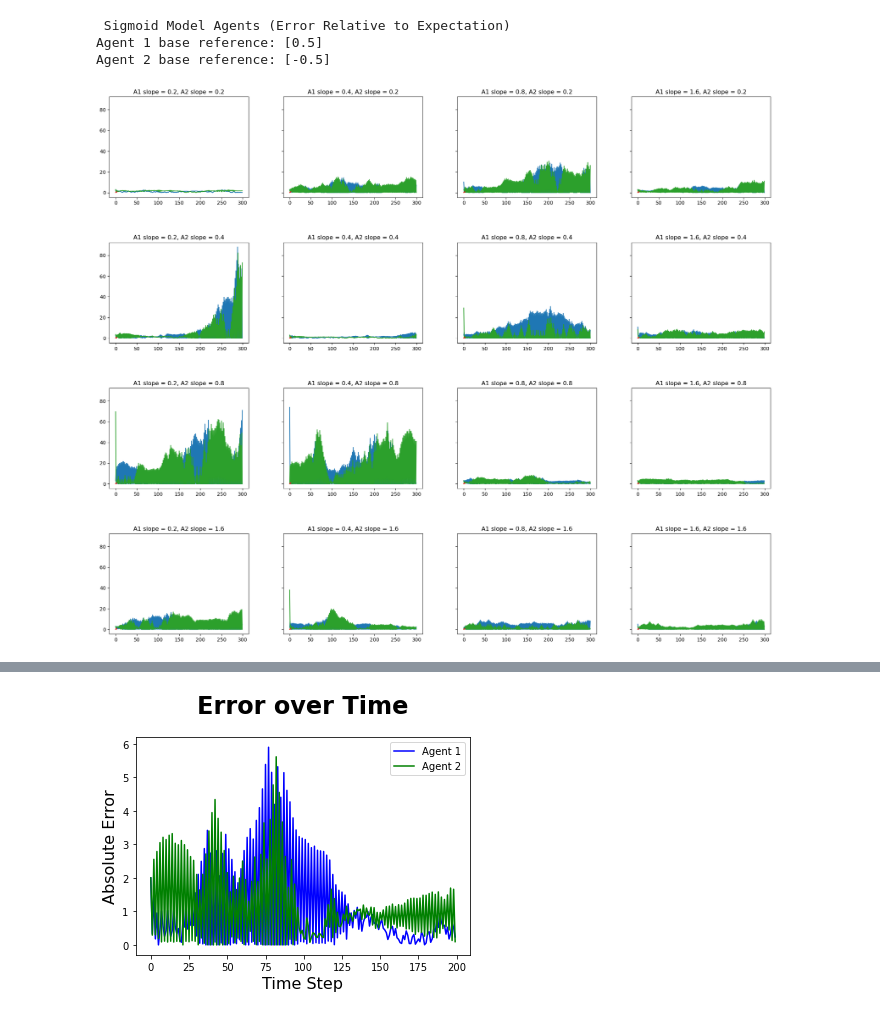
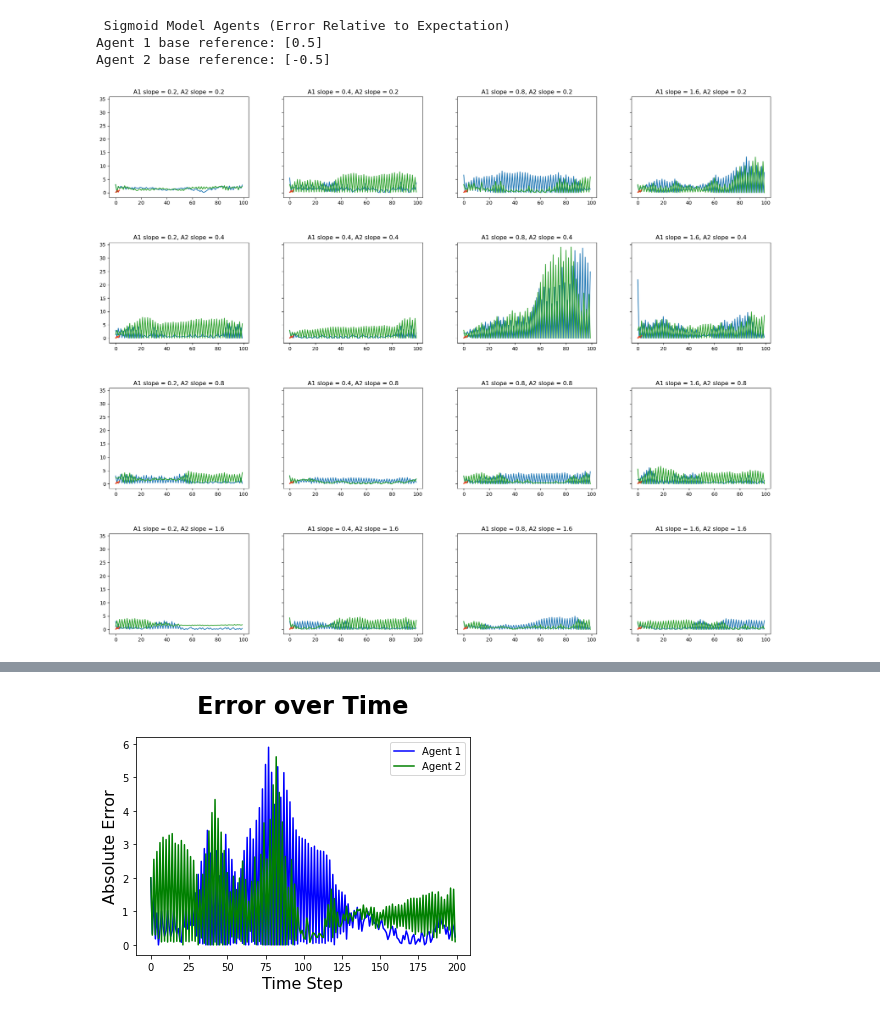
Before and after one commit to jprod/Control, a Jupyter notebook: two_ref_update_sigmoid.ipynb, the cells around one changed output, grey strips where cells are left out. Cells and saved outputs as stored; diff of their text form; code cells hidden in the pictures.

```diff
--- a/two_ref_update_sigmoid.ipynb
+++ b/two_ref_update_sigmoid.ipynb
@@ -189,7 +189,7 @@ agent216 = Control_node(sensor=sense, comparator=compare, control_update=control
 controller = control, internal_model=imc, internal_model_update=imc_update, behavioral_model=B2,
 system_estimate=A2, reference=R2, init_behavior=behav_2)
 # %%
-np.random.seed(11)
+np.random.seed(181)
 w = 6; h = 5
 ncols = 4
 nrows = 4
@@ -201,7 +201,7 @@ agents2 = [agent202,agent204,agent208,agent216]
 fig, ax = plt.subplots(nrows, ncols, figsize=(w*ncols, h*nrows), dpi=100,
                        sharey=True)#, sharex=True)
 plt.subplots_adjust(wspace=0.25,hspace=0.45)
-trials = 300
+trials = 100
 time = [i for i in range(trials)]
 
 for ix, param in enumerate(param_vals):
@@ -263,34 +263,34 @@ for ix, param in enumerate(param_vals):
         b2 = plant2.transition(b2_control)
 
         # agent1_behaviors.append(b1)
         # agent2_behaviors.append(b2)
 
         agent1_error.append(np.absolute(agent1.get_error()))
         agent2_error.append(np.absolute(agent2.get_error()))
 
         # agent1_reference.append(agent1.get_reference()[0])
         # agent2_reference.append(agent2.get_reference()[0])
 
     ai = tups[ix]
 
     # plots
     ax[ai].plot(time, agent1_error, color1)
     ax[ai].plot(time, agent2_error, color2)
     ax[ai].set_title('A1 slope = {}, A2 slope = {}'.format(agents_slope[param%4], agents_slope[int(((param - (param%4)))/ncols)]))
     # ax[ai].set_xlim(0,t)
     # ax[ai].set_ylim(0,1)
     ax[ai].tick_params(axis='x')
     ax[ai].tick_params(axis='y')
 
 print("\n Sigmoid Model Agents (Error Relative to Expectation)")
 print("Agent 1 base reference: {}".format(R1))
 print("Agent 2 base reference: {}".format(R2))
 plt.show()
 # %% [output]
  Sigmoid Model Agents (Error Relative to Expectation)
 Agent 1 base reference: [0.5]
 Agent 2 base reference: [-0.5]
-[figure, old version]
+[figure, new version]
 # %%
 
 
```
Also changed, not shown: parts of 4 cells of this notebook.
